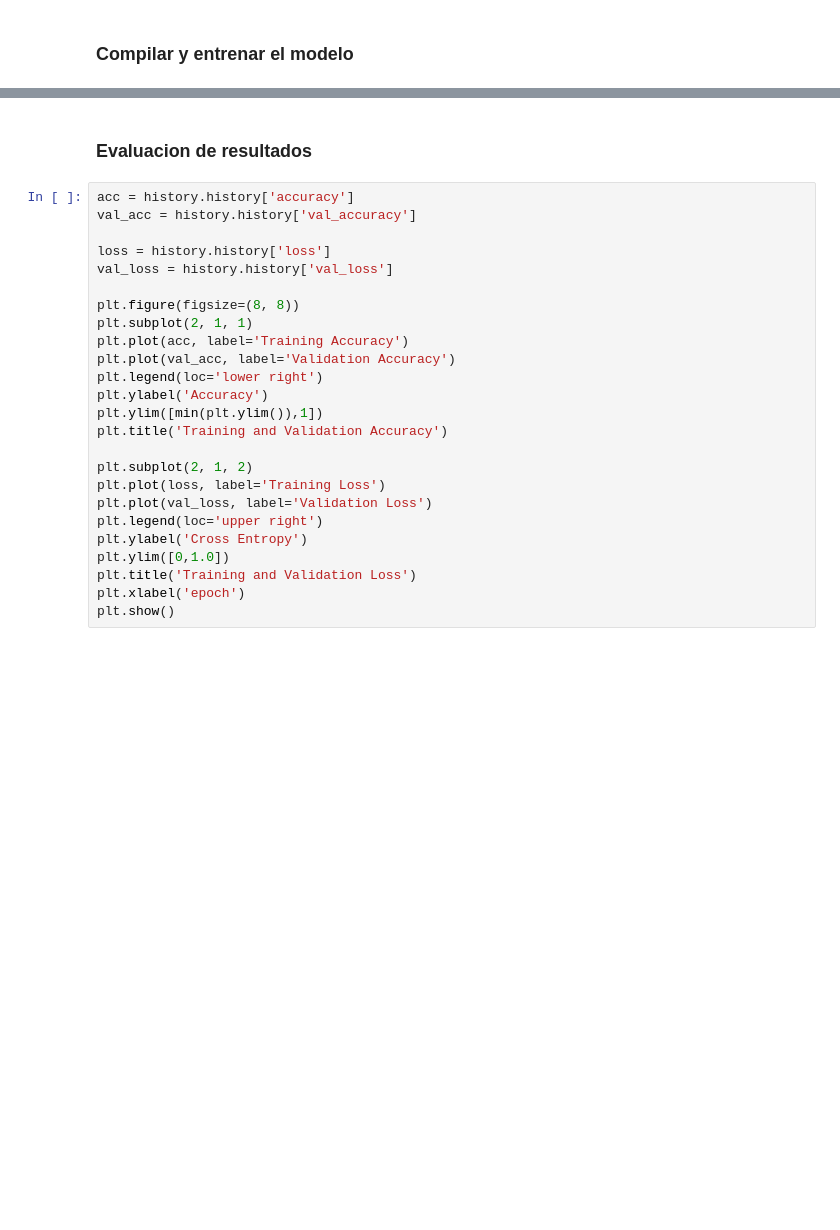
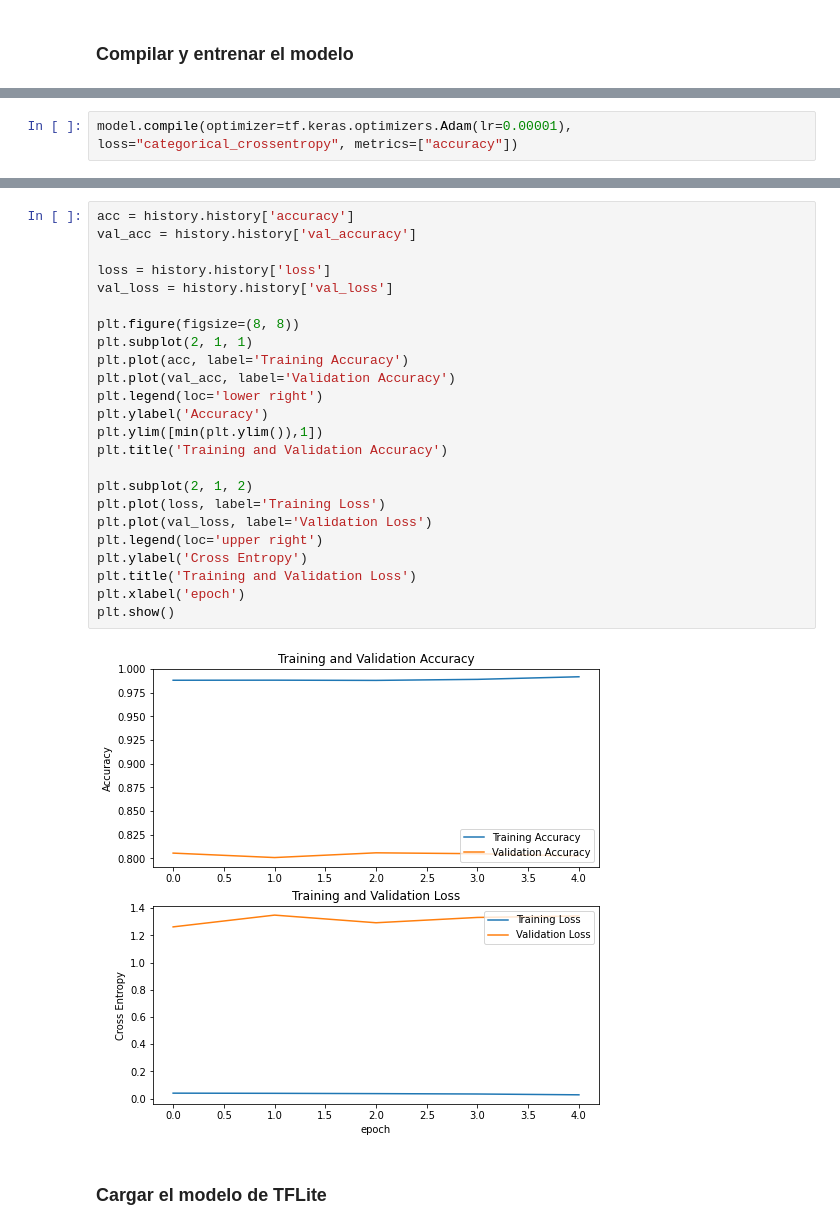
Before and after one commit to Android998/TensorFlow2.3, a Jupyter notebook: TFG1.0.ipynb, the cells around one changed output, grey strips where cells are left out. Saved outputs shown, nothing was run; the diff lists cells and outputs as text; blank space fills up the shorter version.

```diff
--- a/TFG1.0.ipynb
+++ b/TFG1.0.ipynb
@@ -188,3 +263,5 @@ model.compile(optimizer=tf.keras.optimizers.RMSprop(lr=0.0001), loss="binary_cro
+# %%
+model.compile(optimizer=tf.keras.optimizers.Adam(lr=0.00001), loss="categorical_crossentropy", metrics=["accuracy"])
 # %%
 history = model.fit(train_generator,
                     steps_per_epoch=len(train_generator),
@@ -194,27 +282,28 @@ history = model.fit(train_generator,
-# %% [markdown]
-### **Evaluacion de resultados**
 # %%
 acc = history.history['accuracy']
 val_acc = history.history['val_accuracy']
 
 loss = history.history['loss']
 val_loss = history.history['val_loss']
 
 plt.figure(figsize=(8, 8))
 plt.subplot(2, 1, 1)
 plt.plot(acc, label='Training Accuracy')
 plt.plot(val_acc, label='Validation Accuracy')
 plt.legend(loc='lower right')
 plt.ylabel('Accuracy')
 plt.ylim([min(plt.ylim()),1])
 plt.title('Training and Validation Accuracy')
 
 plt.subplot(2, 1, 2)
 plt.plot(loss, label='Training Loss')
 plt.plot(val_loss, label='Validation Loss')
 plt.legend(loc='upper right')
 plt.ylabel('Cross Entropy')
-plt.ylim([0,1.0])
 plt.title('Training and Validation Loss')
 plt.xlabel('epoch')
 plt.show()
+# %% [output]
+[figure, added]
+# %% [markdown]
+### **Cargar el modelo de TFLite**
```
Also changed, not shown: parts of 20 cells of this notebook.
